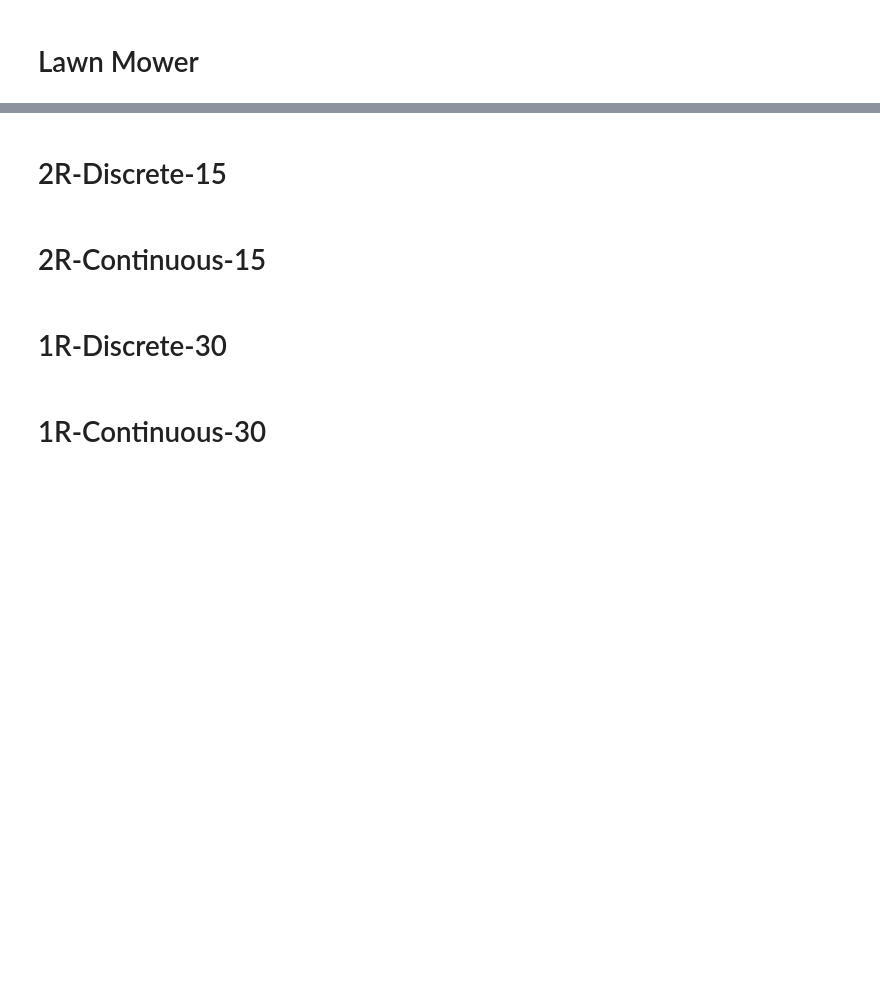
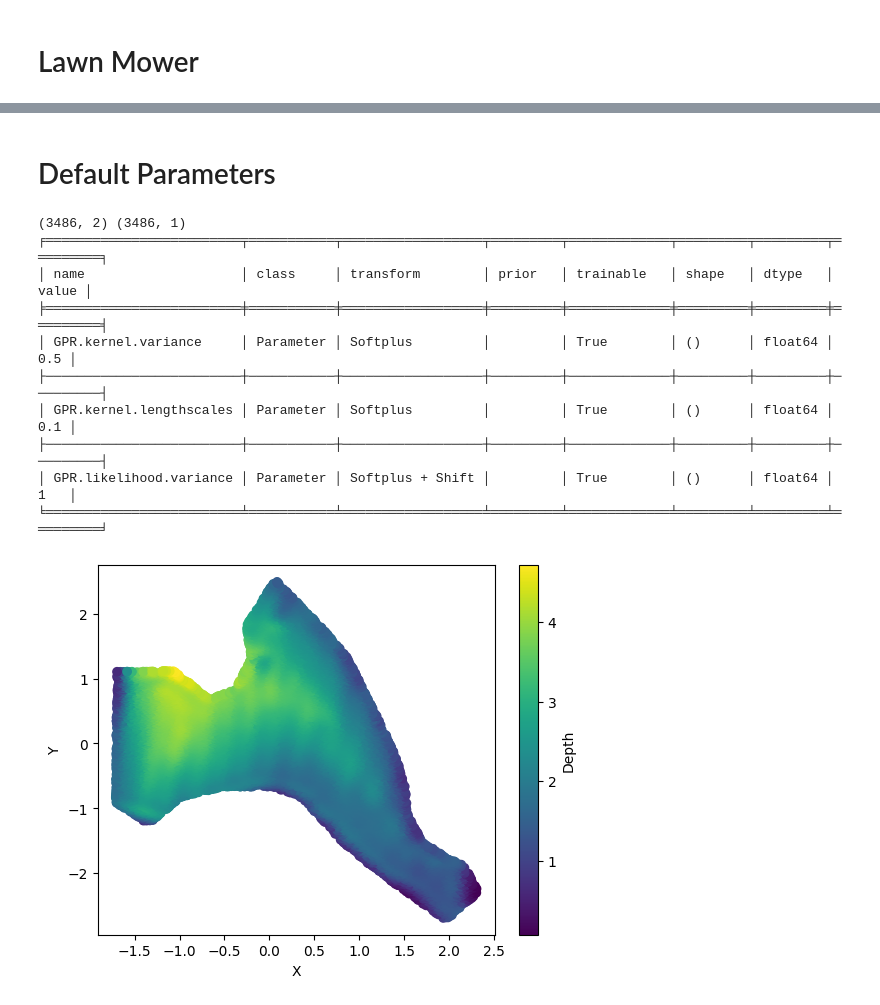
Before and after one commit to itskalvik/ros_sgp_tools, a Jupyter notebook: scripts/postprocess.ipynb, the cells around one changed output, grey strips where cells are left out. Cells and saved outputs as stored; diff of their text form; code cells hidden in the pictures; blank space fills up the shorter version.

```diff
--- a/scripts/postprocess.ipynb
+++ b/scripts/postprocess.ipynb
@@ -14,12 +0,0 @@ np.random.seed(2024)
-# %%
-def df2set(path):
-    df = pd.read_csv(path+'data.csv')
-    df = df.dropna()
-
-    x1 = df['DPTH.Lng'].to_numpy()
-    x2 = df['DPTH.Lat'].to_numpy()
-    X = np.vstack([x2, x1]).T*1e-7
-    X = X_scaler.transform(X)
-    y = df['DPTH.Depth'].to_numpy().reshape(-1, 1)
-
-    return X, y
@@ -57,30 +80,36 @@ boundary = X_scaler.transform(boundary)
+# %% [markdown]
+# Default Parameters
 # %%
 path = '../data/20240726/ASV1/mission5/'
 X_gt, y_gt = df2set(path)
 X_gt, y_gt = X_gt[::4], y_gt[::4]
 print(X_gt.shape, y_gt.shape)
 
-plt.scatter(X_train[:, 1], X_train[:, 0], marker='.', s=0.1)
-plt.scatter(X_gt[:, 1], X_gt[:, 0], c=y_gt)
-plt.xlabel('X')
-plt.ylabel('Y')
-plt.colorbar(label='Depth')
-plt.show()
-
 kernel = gpflow.kernels.SquaredExponential(lengthscales=0.1,
                                            variance=0.5)
 gpr_gt = gpflow.models.GPR(data=(X_gt, y_gt),
                            kernel=kernel)
+print_summary(gpr_gt)
 
 y_labels, _ = gpr_gt.predict_f(X_train)
 y_labels = y_labels.numpy()
 
-plt.figure(figsize=(12, 8))
+plt.figure()
 plt.scatter(X_train[:, 1], X_train[:, 0], c=y_labels)
 plt.xlabel('X')
 plt.ylabel('Y')
 plt.colorbar(label='Depth')
 plt.savefig('lawn_mower.png', bbox_inches='tight')
 plt.show()
+# %% [output]
+(3486, 2) (3486, 1)
+╒═════════════════════════╤═══════════╤══════════════════╤═════════╤═════════════╤═════════╤═════════╤═════════╕
+│ name                    │ class     │ transform        │ prior   │ trainable   │ shape   │ dtype   │   value │
+╞═════════════════════════╪═══════════╪══════════════════╪═════════╪═════════════╪═════════╪═════════╪═════════╡
+│ GPR.kernel.variance     │ Parameter │ Softplus         │         │ True        │ ()      │ float64 │     0.5 │
+├─────────────────────────┼───────────┼──────────────────┼─────────┼─────────────┼─────────┼─────────┼─────────┤
+│ GPR.kernel.lengthscales │ Parameter │ Softplus         │         │ True        │ ()      │ float64 │     0.1 │
+├─────────────────────────┼───────────┼──────────────────┼─────────┼─────────────┼─────────┼─────────┼─────────┤
+│ GPR.likelihood.variance │ Parameter │ Softplus + Shift │         │ True        │ ()      │ float64 │     1   │
+╘═════════════════════════╧═══════════╧══════════════════╧═════════╧═════════════╧═════════╧═════════╧═════════╛
+[figure, added]
-# %% [markdown]
-# 2R-Discrete-15
@@ -129,2 +115,0 @@ plt.show()
-# %% [markdown]
-# 2R-Continuous-15
@@ -173,2 +115,0 @@ plt.show()
-# %% [markdown]
-# 1R-Discrete-30
@@ -208,2 +115,0 @@ plt.show()
-# %% [markdown]
-# 1R-Continuous-30
```
Also changed, not shown: parts of 16 cells of this notebook, 2 other files.
